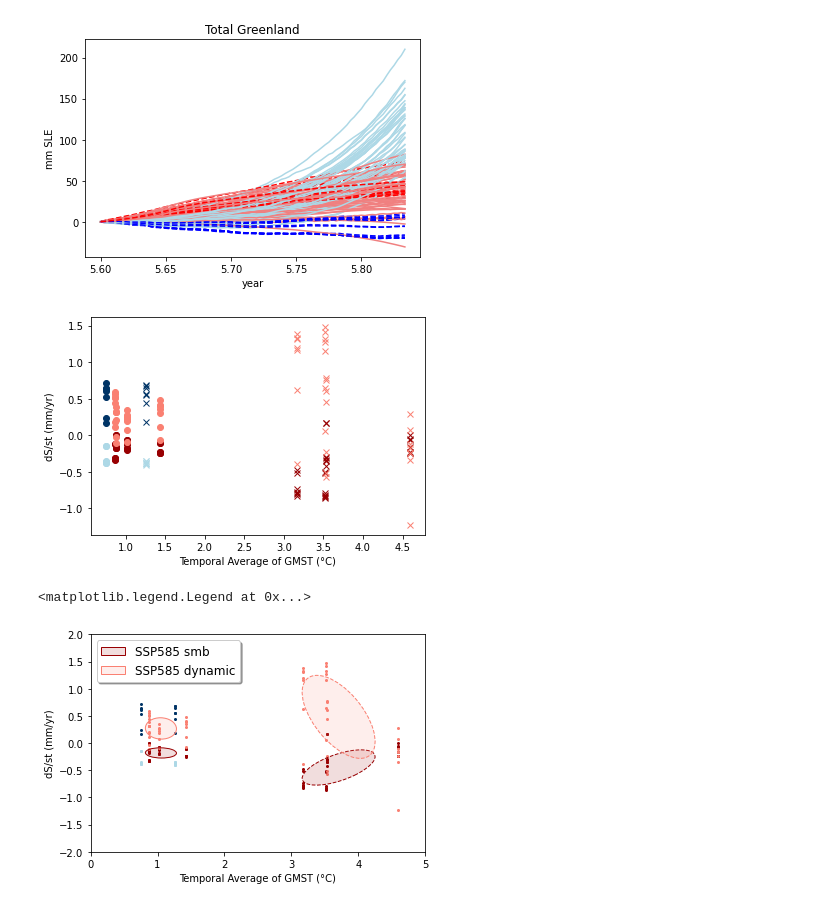
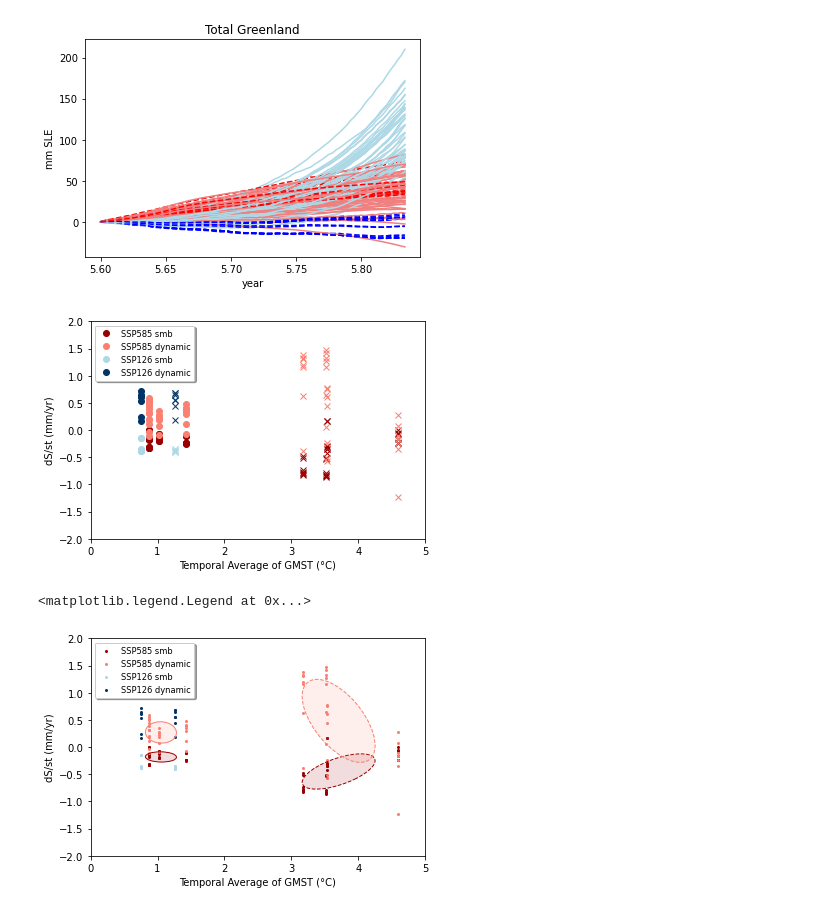
Before and after one commit to cmip6moap/project01, a Jupyter notebook: code/Sammie/Ant_DynamicVsSMB.ipynb, the cells around one changed output. Drawn from its saved outputs; the diff is of its cells as text; code cells hidden in the pictures.

Commit message:
Update legends

```diff
--- a/code/Sammie/Ant_DynamicVsSMB.ipynb
+++ b/code/Sammie/Ant_DynamicVsSMB.ipynb
@@ -960,9 +960,11 @@ y_dyn_2050=wais[:,2]
 y_dyn_2100=wais[:,3]
 x_2050=wais[:,4]
 x_2100=wais[:,5]
-plt.plot(x_2050, y_smb_2050,'o',c="#980002")
+plt.xlim([0, 5])
+plt.ylim([-2, 2])
+plt.plot(x_2050, y_smb_2050,'o',c="#980002", label='SSP585 smb')
 plt.plot(x_2100, y_smb_2100,'x',c="#980002")
-plt.plot(x_2050, y_dyn_2050,'o',c="#FA8072")
+plt.plot(x_2050, y_dyn_2050,'o',c="#FA8072", label='SSP585 dynamic')
 plt.plot(x_2100, y_dyn_2100,'x',c="#FA8072")
 wais=np.loadtxt('WAISandAP_126_means.csv',delimiter=',',skiprows=1)
 y_smb_2050=wais[:,0]
@@ -971,50 +973,51 @@ y_dyn_2050=wais[:,2]
 y_dyn_2100=wais[:,3]
 x_2050=wais[:,4]
 x_2100=wais[:,5]
-plt.plot(x_2050, y_smb_2050,'o',c="#ADD8E6")
+plt.plot(x_2050, y_smb_2050,'o',c="#ADD8E6", label='SSP126 smb')
 plt.plot(x_2100, y_smb_2100,'x',c="#ADD8E6")
-plt.plot(x_2050, y_dyn_2050,'o',c="#003466")
+plt.plot(x_2050, y_dyn_2050,'o',c="#003466", label='SSP126 dynamic')
 plt.plot(x_2100, y_dyn_2100,'x',c="#003466")
 plt.xlabel('Temporal Average of GMST (°C)')
 plt.ylabel('dS/st (mm/yr)')
+plt.legend(loc='upper left', shadow=True, fontsize='small')
 plt.show()
 
 #Create ellipses from saved data
 #Columns are smb_585_mean_2050,smb_585_mean_2100,dyn_585_mean_2050,dyn_585_mean_2100,temp_585_2050,temp_585_2100
 wais=np.loadtxt('WAISandAP_585_means.csv',delimiter=',',skiprows=1)
 y_smb_2050=wais[:,0]
 y_smb_2100=wais[:,1]
 y_dyn_2050=wais[:,2]
 y_dyn_2100=wais[:,3]
 x_2050=wais[:,4]
 x_2100=wais[:,5]
-confidence_ellipse(x_2050, y_smb_2050, facecolor="#980002", label='SSP585 smb')
+confidence_ellipse(x_2050, y_smb_2050, facecolor="#980002")
 confidence_ellipse(x_2100, y_smb_2100, facecolor="#980002",linestyle='--')
-confidence_ellipse(x_2050, y_dyn_2050, facecolor="#FA8072", label='SSP585 dynamic')
+confidence_ellipse(x_2050, y_dyn_2050, facecolor="#FA8072")
 confidence_ellipse(x_2100, y_dyn_2100, facecolor="#FA8072",linestyle='--')
-plt.scatter(x_2050, y_smb_2050, s=4, c="#980002")
+plt.scatter(x_2050, y_smb_2050, s=4, c="#980002", label='SSP585 smb')
 plt.scatter(x_2100, y_smb_2100, s=4, c="#980002")
-plt.scatter(x_2050, y_dyn_2050, s=4, c="#FA8072")
+plt.scatter(x_2050, y_dyn_2050, s=4, c="#FA8072",label='SSP585 dynamic')
 plt.scatter(x_2100, y_dyn_2100, s=4, c="#FA8072")
 wais=np.loadtxt('WAISandAP_126_means.csv',delimiter=',',skiprows=1)
 y_smb_2050=wais[:,0]
 y_smb_2100=wais[:,1]
 y_dyn_2050=wais[:,2]
 y_dyn_2100=wais[:,3]
 x_2050=wais[:,4]
 x_2100=wais[:,5]
 #confidence_ellipse(x_2050, y_smb_2050, facecolor="#003466", label='SSP126 smb')
 #confidence_ellipse(x_2100, y_smb_2100, facecolor="#003466",linestyle='--')
 # confidence_ellipse(x_2050, y_dyn_2050, facecolor="#ADD8E6", label='SSP126 dynamic')
 # confidence_ellipse(x_2100, y_dyn_2100, facecolor="#ADD8E6",linestyle='--')
-plt.scatter(x_2050, y_smb_2050, s=4, c="#ADD8E6")
+plt.scatter(x_2050, y_smb_2050, s=4, c="#ADD8E6", label='SSP126 smb')
 plt.scatter(x_2100, y_smb_2100, s=4, c="#ADD8E6")
-plt.scatter(x_2050, y_dyn_2050, s=4, c="#003466")
+plt.scatter(x_2050, y_dyn_2050, s=4, c="#003466", label='SSP126 dynamic')
 plt.scatter(x_2100, y_dyn_2100, s=4, c="#003466")
 plt.xlabel('Temporal Average of GMST (°C)')
 plt.ylabel('dS/st (mm/yr)')
-plt.legend(loc='upper left', shadow=True, fontsize='large')
+plt.legend(loc='upper left', shadow=True, fontsize='small')
 # %% [output]
-[figure, old version]
+[figure, new version]
 <matplotlib.legend.Legend at 0x...>
-[figure, old version]
+[figure, new version]
```
